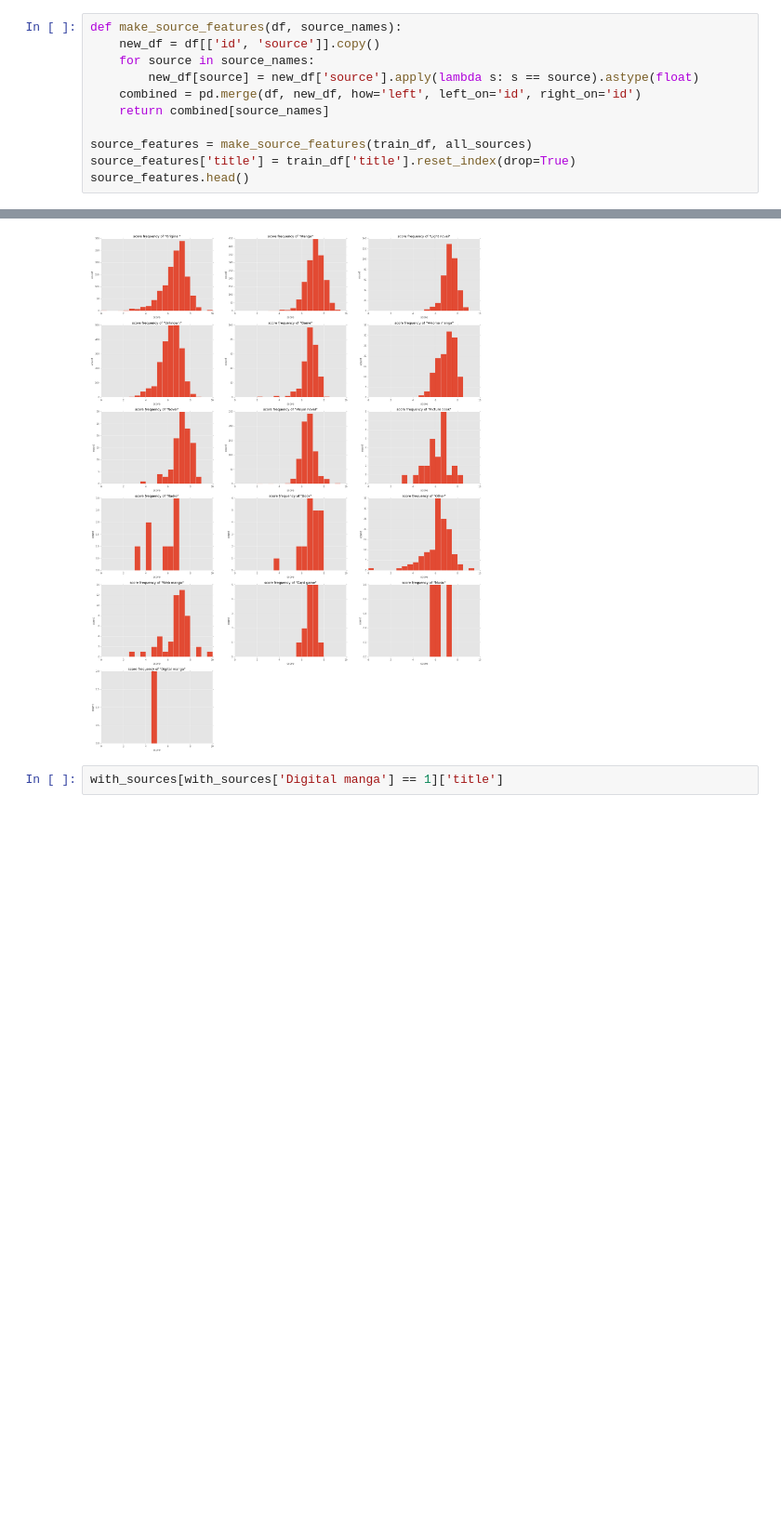
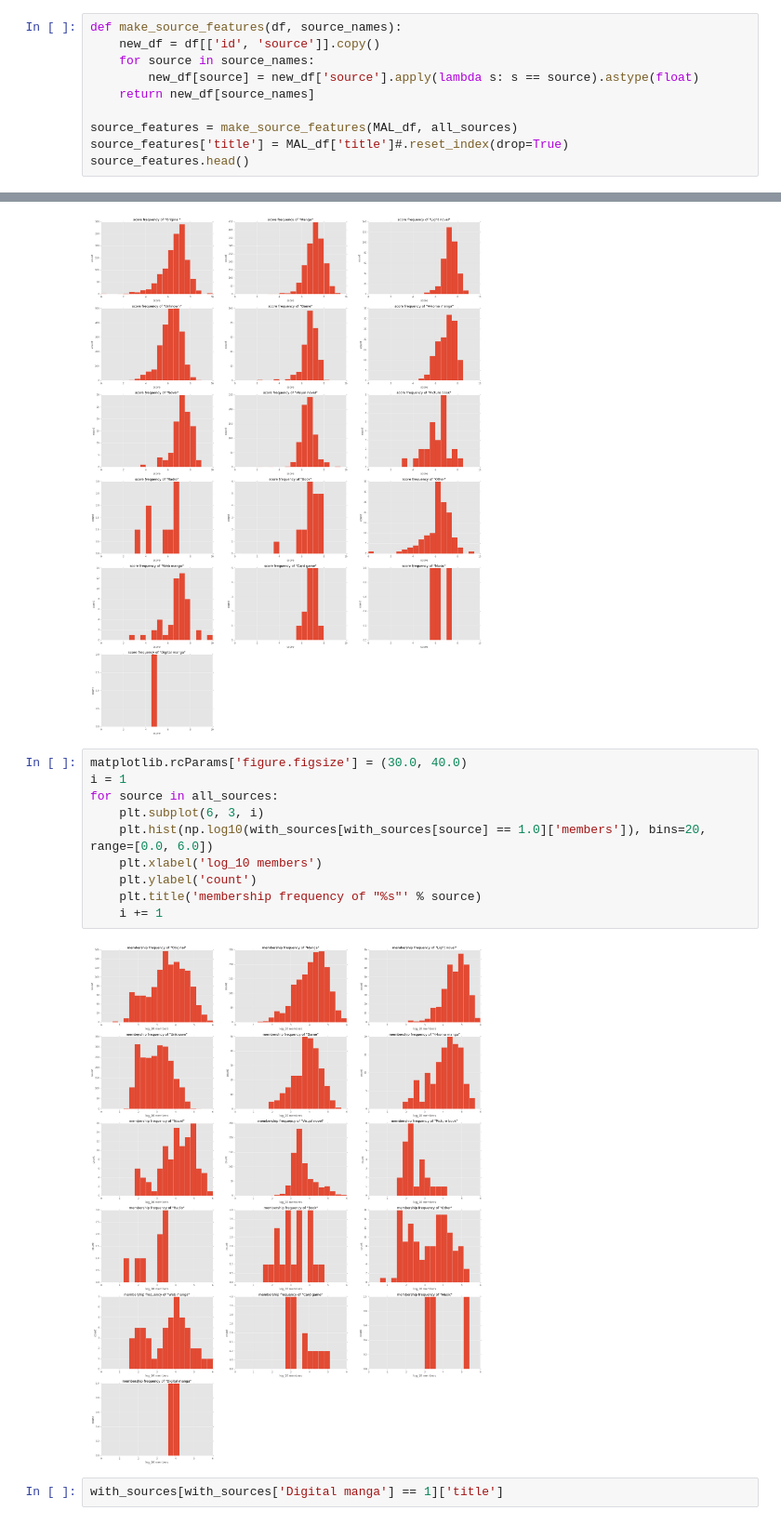
Before and after one commit to FourSwordKirby/MALDataScience, a Jupyter notebook: more_stats.ipynb, the cells around one changed output, grey strips where cells are left out. Shown at 93% size. Drawn from its saved outputs; the diff is of its cells as text; blank space fills up the shorter version.

```diff
--- a/more_stats.ipynb
+++ b/more_stats.ipynb
@@ -679,11 +693,10 @@ def make_source_features(df, source_names):
     new_df = df[['id', 'source']].copy()
     for source in source_names:
         new_df[source] = new_df['source'].apply(lambda s: s == source).astype(float)
-    combined = pd.merge(df, new_df, how='left', left_on='id', right_on='id')
-    return combined[source_names]
+    return new_df[source_names]
 
-source_features = make_source_features(train_df, all_sources)
-source_features['title'] = train_df['title'].reset_index(drop=True)
+source_features = make_source_features(MAL_df, all_sources)
+source_features['title'] = MAL_df['title']#.reset_index(drop=True)
 source_features.head()
 # %% [output]
 |  | Original | Manga | Light novel | Unknown | Game | 4-koma manga | Novel | Visual novel | Picture book | ... |
@@ -732,6 +745,18 @@ for source in all_sources:
     i += 1
 # %% [output]
 [figure]
+# %%
+matplotlib.rcParams['figure.figsize'] = (30.0, 40.0)
+i = 1
+for source in all_sources:
+    plt.subplot(6, 3, i)
+    plt.hist(np.log10(with_sources[with_sources[source] == 1.0]['members']), bins=20, range=[0.0, 6.0])
+    plt.xlabel('log_10 members')
+    plt.ylabel('count')
+    plt.title('membership frequency of "%s"' % source)
+    i += 1
+# %% [output]
+[figure, added]
 # %%
 with_sources[with_sources['Digital manga'] == 1]['title']
 # %% [output]
```
Also changed, not shown: parts of 15 cells of this notebook.
